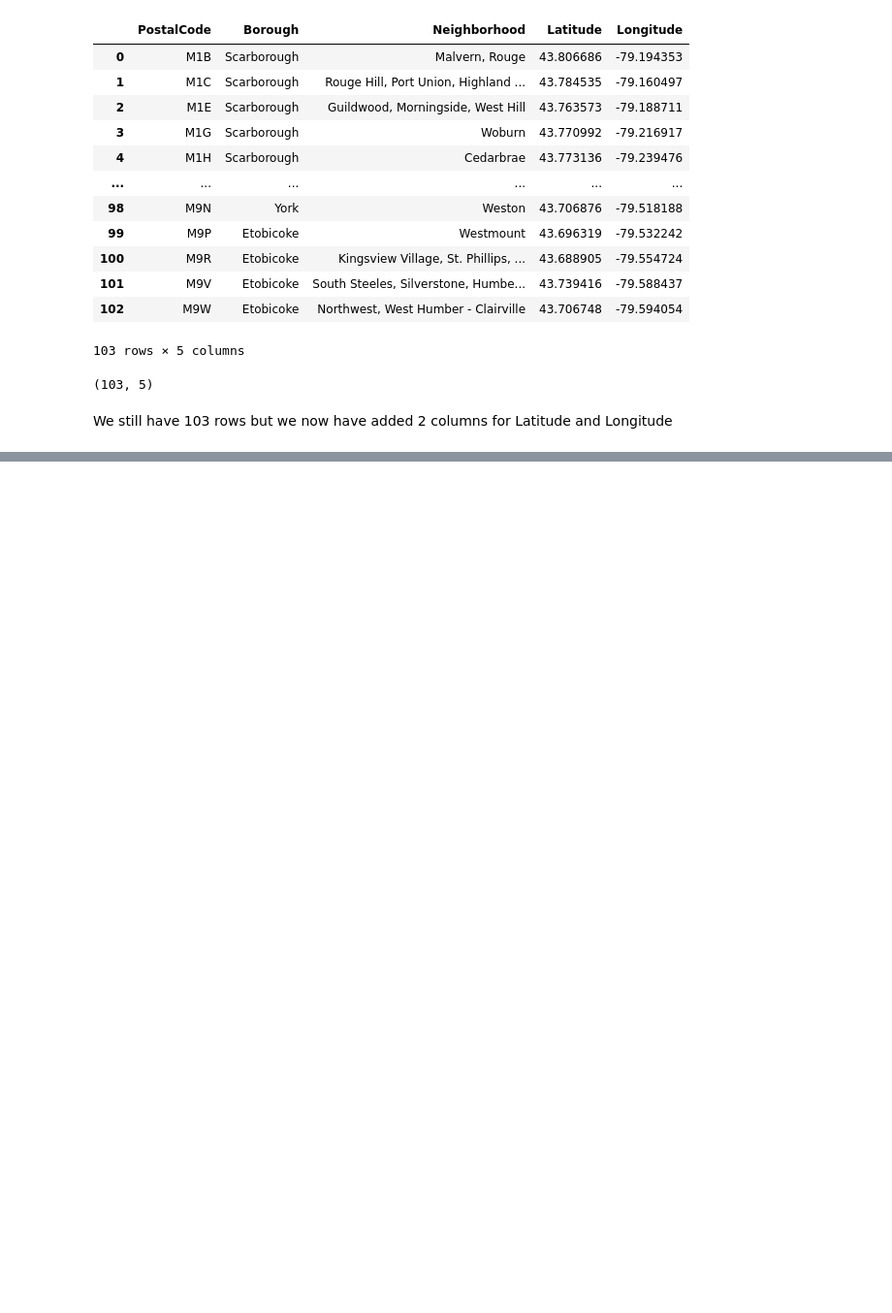
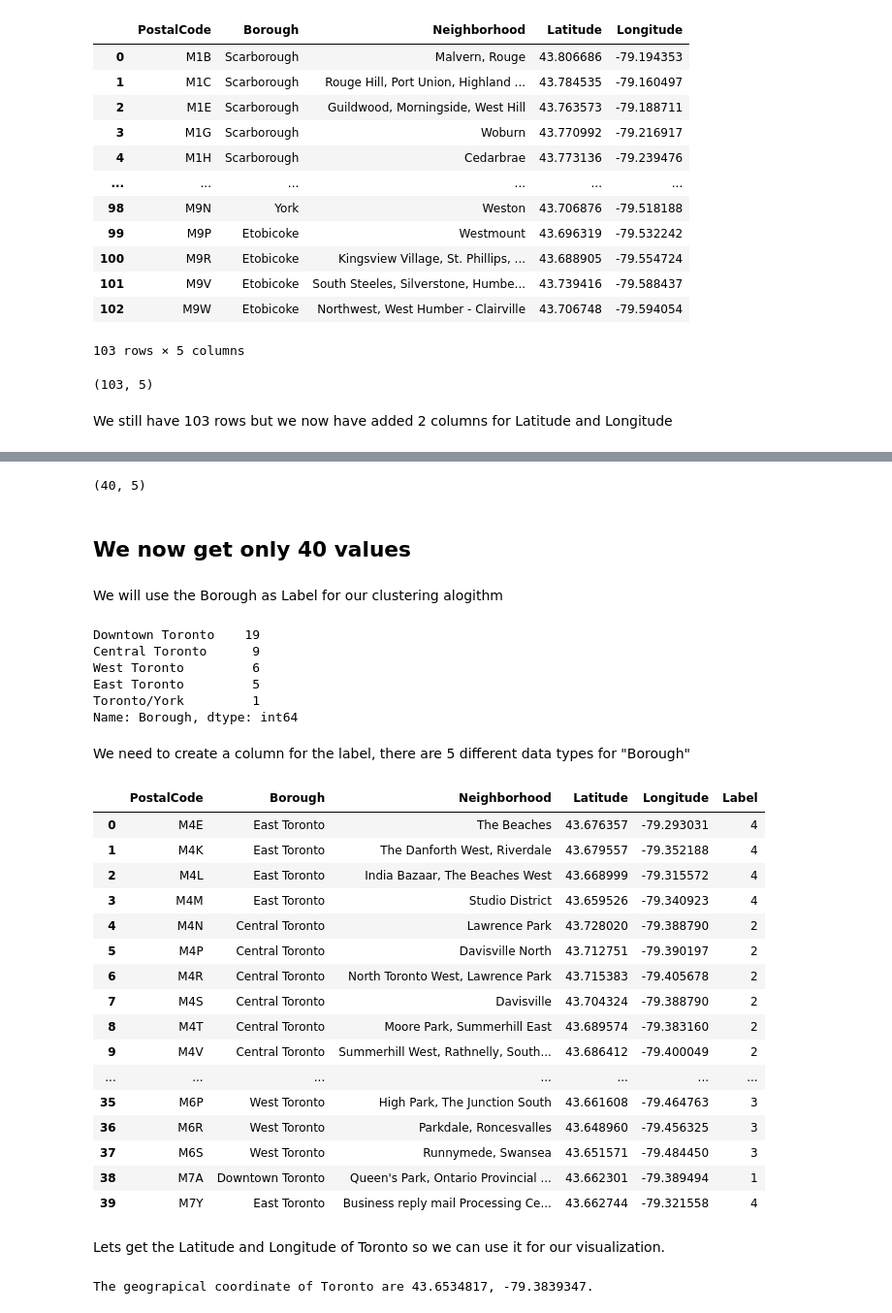
Before and after one commit to Mythmarco/Coursera-Capstone-Project, a Jupyter notebook: Capstone_Intro_Notebook_Marco_Saenz.ipynb, the cells around one changed output, grey strips where cells are left out. Shown at 97% size. Saved outputs shown, nothing was run; the diff lists cells and outputs as text; code cells hidden in the pictures; blank space fills up the shorter version.

Commit message:
Published from Watson Studio.

```diff
--- a/Capstone_Intro_Notebook_Marco_Saenz.ipynb
+++ b/Capstone_Intro_Notebook_Marco_Saenz.ipynb
@@ -152,0 +159,5 @@ We still have 103 rows but we now have added 2 columns for Latitude and Longitud
+# %%
+#We work with only "Borough" which contain the word Toronto
+df4=df3[df3['Borough'].str.contains('Toronto')]
+df5=df4.reset_index(drop=True)
+df5.head()
@@ -152,0 +171,51 @@ We still have 103 rows but we now have added 2 columns for Latitude and Longitud
+# %%
+df5.shape
+# %% [output]
+(40, 5)
+# %% [markdown]
+## We now get only 40 values
+# %% [markdown]
+We will use the Borough as Label for our clustering alogithm
+# %%
+df5['Borough'].value_counts()
+# %% [output]
+Downtown Toronto    19
+Central Toronto      9
+West Toronto         6
+East Toronto         5
+Toronto/York         1
+Name: Borough, dtype: int64
+# %% [markdown]
+We need to create a column for the label, there are 5 different data types for "Borough"
+# %%
+df5['Label']=df5['Borough'].replace(to_replace=['Downtown Toronto','Central Toronto','West Toronto','East Toronto','Toronto/York'],value=[1,2,3,4,5],inplace=False)
+df5
+# %% [output]
+|  | PostalCode | Borough | Neighborhood | Latitude | Longitude | Label |
+| 0 | M4E | East Toronto | The Beaches | 43.676357 | -79.293031 | 4 |
+| 1 | M4K | East Toronto | The Danforth West, Riverdale | 43.679557 | -79.352188 | 4 |
+| 2 | M4L | East Toronto | India Bazaar, The Beaches West | 43.668999 | -79.315572 | 4 |
+| 3 | M4M | East Toronto | Studio District | 43.659526 | -79.340923 | 4 |
+| 4 | M4N | Central Toronto | Lawrence Park | 43.728020 | -79.388790 | 2 |
+| 5 | M4P | Central Toronto | Davisville North | 43.712751 | -79.390197 | 2 |
+| 6 | M4R | Central Toronto | North Toronto West, Lawrence Park | 43.715383 | -79.405678 | 2 |
+| 7 | M4S | Central Toronto | Davisville | 43.704324 | -79.388790 | 2 |
+| 8 | M4T | Central Toronto | Moore Park, Summerhill East | 43.689574 | -79.383160 | 2 |
+| 9 | M4V | Central Toronto | Summerhill West, Rathnelly, South... | 43.686412 | -79.400049 | 2 |
+| ... | ... | ... | ... | ... | ... | ... |
+| 35 | M6P | West Toronto | High Park, The Junction South | 43.661608 | -79.464763 | 3 |
+| 36 | M6R | West Toronto | Parkdale, Roncesvalles | 43.648960 | -79.456325 | 3 |
+| 37 | M6S | West Toronto | Runnymede, Swansea | 43.651571 | -79.484450 | 3 |
+| 38 | M7A | Downtown Toronto | Queen's Park, Ontario Provincial ... | 43.662301 | -79.389494 | 1 |
+| 39 | M7Y | East Toronto | Business reply mail Processing Ce... | 43.662744 | -79.321558 | 4 |
+# %% [markdown]
+Lets get the Latitude and Longitude of Toronto so we can use it for our visualization.
+# %%
+address = 'Toronto'
+geolocator = Nominatim(user_agent="toronto_explorer")
+location = geolocator.geocode(address)
+latitude = location.latitude
+longitude = location.longitude
+print(f'The geograpical coordinate of Toronto are {latitude}, {longitude}.')
+# %% [output]
+The geograpical coordinate of Toronto are 43.6534817, -79.3839347.
```
Also changed, not shown: parts of 9 cells of this notebook.
